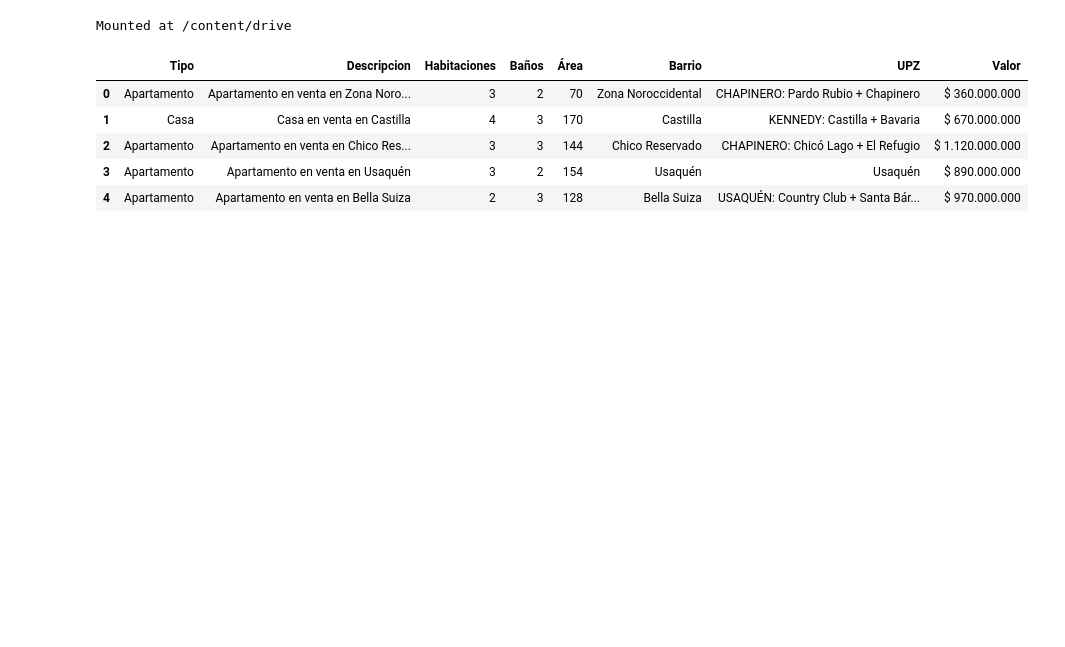
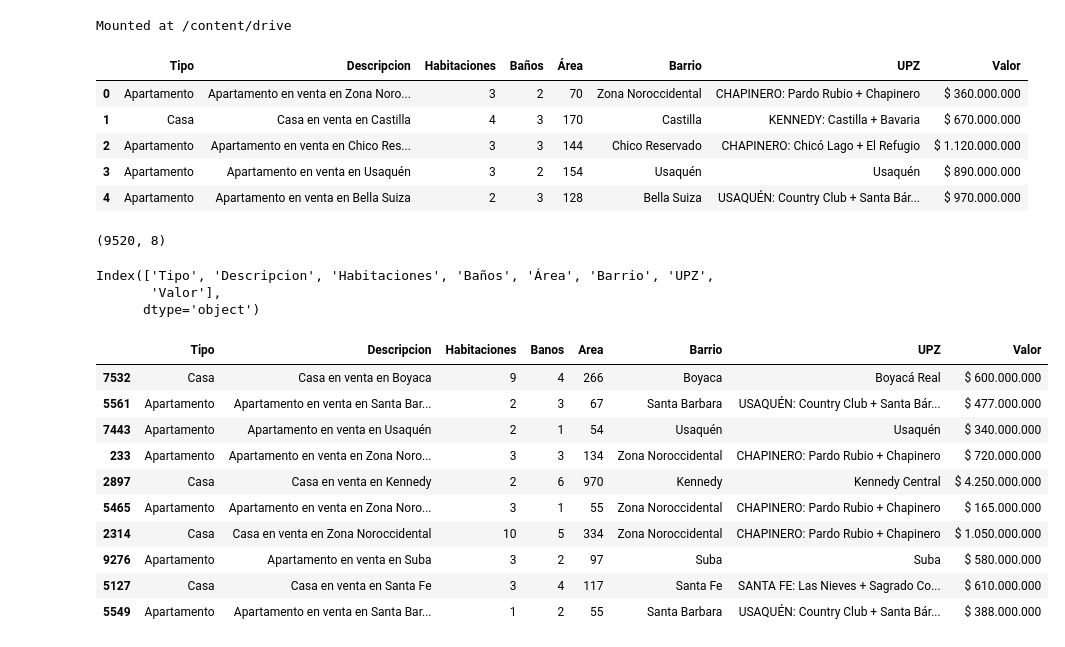
Before and after one commit to AlfonsoAcosta28/AluraLATAM, a Jupyter notebook: INMERSION_DATOS_AULA_1.ipynb, the cells around one changed output. Cells and saved outputs as stored; diff of their text form; code cells hidden in the pictures; blank space fills up the shorter version.

```diff
--- a/INMERSION_DATOS_AULA_1.ipynb
+++ b/INMERSION_DATOS_AULA_1.ipynb
@@ -17,3 +17,29 @@ inmuebles.head()
 | 2 | Apartamento | Apartamento en venta en Chico Res... | 3 | 3 | 144 | Chico Reservado | CHAPINERO: Chicó Lago + El Refugio | $ 1.120.000.000 |
 | 3 | Apartamento | Apartamento en venta en Usaquén | 3 | 2 | 154 | Usaquén | Usaquén | $ 890.000.000 |
 | 4 | Apartamento | Apartamento en venta en Bella Suiza | 2 | 3 | 128 | Bella Suiza | USAQUÉN: Country Club + Santa Bár... | $ 970.000.000 |
+# %%
+inmuebles.shape
+# %% [output]
+(9520, 8)
+# %%
+inmuebles.columns
+# %% [output]
+Index(['Tipo', 'Descripcion', 'Habitaciones', 'Baños', 'Área', 'Barrio', 'UPZ',
+       'Valor'],
+      dtype='object')
+# %%
+columnas = { 'Baños': 'Banos', 'Área': 'Area'}
+inmuebles = inmuebles.rename(columns = columnas)
+inmuebles.sample(10)
+# %% [output]
+|  | Tipo | Descripcion | Habitaciones | Banos | Area | Barrio | UPZ | Valor |
+| 7532 | Casa | Casa en venta en Boyaca | 9 | 4 | 266 | Boyaca | Boyacá Real | $ 600.000.000 |
+| 5561 | Apartamento | Apartamento en venta en Santa Bar... | 2 | 3 | 67 | Santa Barbara | USAQUÉN: Country Club + Santa Bár... | $ 477.000.000 |
+| 7443 | Apartamento | Apartamento en venta en Usaquén | 2 | 1 | 54 | Usaquén | Usaquén | $ 340.000.000 |
+| 233 | Apartamento | Apartamento en venta en Zona Noro... | 3 | 3 | 134 | Zona Noroccidental | CHAPINERO: Pardo Rubio + Chapinero | $ 720.000.000 |
+| 2897 | Casa | Casa en venta en Kennedy | 2 | 6 | 970 | Kennedy | Kennedy Central | $ 4.250.000.000 |
+| 5465 | Apartamento | Apartamento en venta en Zona Noro... | 3 | 1 | 55 | Zona Noroccidental | CHAPINERO: Pardo Rubio + Chapinero | $ 165.000.000 |
+| 2314 | Casa | Casa en venta en Zona Noroccidental | 10 | 5 | 334 | Zona Noroccidental | CHAPINERO: Pardo Rubio + Chapinero | $ 1.050.000.000 |
+| 9276 | Apartamento | Apartamento en venta en Suba | 3 | 2 | 97 | Suba | Suba | $ 580.000.000 |
+| 5127 | Casa | Casa en venta en Santa Fe | 3 | 4 | 117 | Santa Fe | SANTA FE: Las Nieves + Sagrado Co... | $ 610.000.000 |
+| 5549 | Apartamento | Apartamento en venta en Santa Bar... | 1 | 2 | 55 | Santa Barbara | USAQUÉN: Country Club + Santa Bár... | $ 388.000.000 |
```
Also changed, not shown: parts of 18 cells of this notebook.
